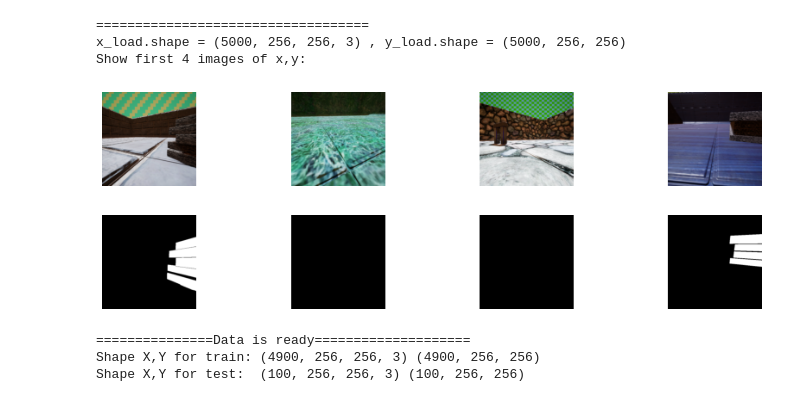
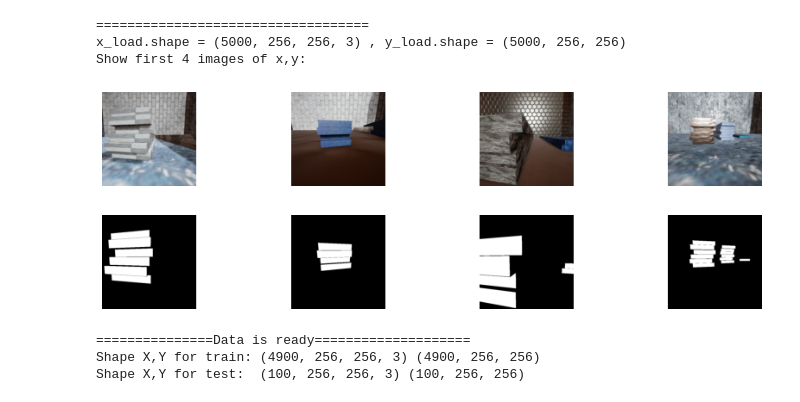
Before and after one commit to tunmustard/features_extractions, a Jupyter notebook: projects/billid/main_billid_256x256_t22_unet.ipynb, the cells around one changed output. Drawn from its saved outputs; the diff is of its cells as text; code cells hidden in the pictures.

```diff
--- a/projects/billid/main_billid_256x256_t22_unet.ipynb
+++ b/projects/billid/main_billid_256x256_t22_unet.ipynb
@@ -27,21 +27,21 @@ from featexlib import Debug as dbug
 from featexlib import *
 # %%
 ###Load data
-x_load, y_load = Image_generator.load_data(save_dir = "../../Data/billid/training_data/", name="ndds_256x256_5000")
+x_load, y_load = Image_generator.load_data(save_dir = "../../Data/billid/training_data/", name="ndds_256x256_5000_2")
 
 print("===================================")
 
 #Show some result images
 print('x_load.shape =',x_load.shape,',', 'y_load.shape =',y_load.shape)
 print("Show first 4 images of x,y:")
 dbug.show_images_list(x_load[:4], col_number = 4)
 dbug.show_images_list(y_load[:4], col_number = 4)
 # %% [output]
 ===================================
 x_load.shape = (5000, 256, 256, 3) , y_load.shape = (5000, 256, 256)
 Show first 4 images of x,y:
-[figure, old version]
+[figure, new version]
-[figure, old version]
+[figure, new version]
 # %%
 ###Split data to test and train
 n_offset = 0
```
Also changed, not shown: parts of 8 cells of this notebook, 8 other files.
